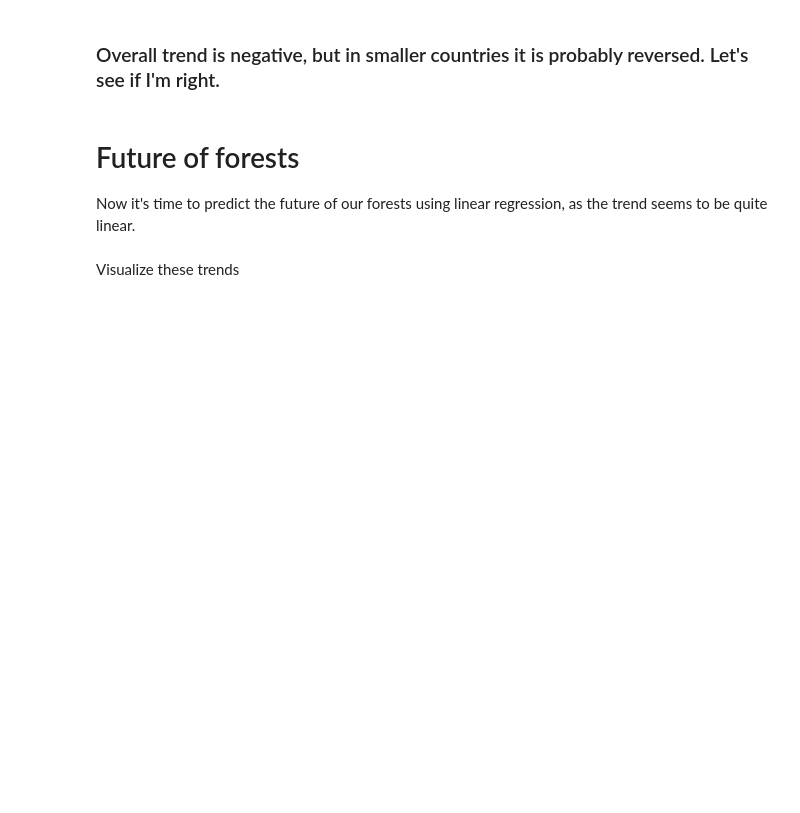
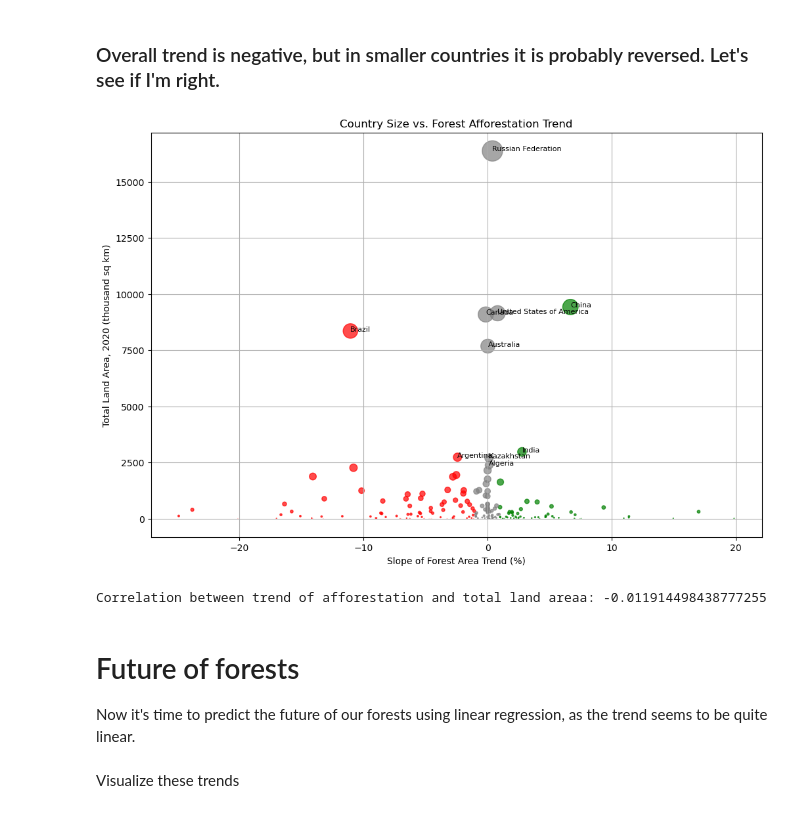
Before and after one commit to Tomaszlek/Forest-Insights, a Jupyter notebook: Forests_future.ipynb, the cells around one changed output. Cells and saved outputs as stored; diff of their text form; code cells hidden in the pictures; blank space fills up the shorter version.

```diff
--- a/Forests_future.ipynb
+++ b/Forests_future.ipynb
@@ -126,29 +132,32 @@ NameError: name 'widgets' is not defined
 # %%
 top_10_countries = countries_forest_data.nlargest(10, 'Total Land Area, 2020')
 
-countries_forest_data['Slope of Forest Area Trend (%)'] = ((countries_forest_data['Forest Area, 2020'] - countries_forest_data['Forest Area, 1990']) / countries_forest_data['Total Land Area, 2020']) * 100
+countries_forest_data.loc[:, 'Slope of Forest Area Trend (%)'] = ((countries_forest_data['Forest Area, 2020'] - countries_forest_data['Forest Area, 1990']) / countries_forest_data['Total Land Area, 2020']) * 100
 
 colors = np.where(countries_forest_data['Slope of Forest Area Trend (%)'] > 1, 'green',
-                  np.where(countries_forest_data['Slope of Forest Area Trend (%)'] < 1, 'red', 'grey'))
+                  np.where(countries_forest_data['Slope of Forest Area Trend (%)'] < -1, 'red', 'grey'))
 
 sizes = countries_forest_data['Total Land Area, 2020'] / countries_forest_data['Total Land Area, 2020'].max() * 500  # Skalowanie wielkości kropki
 
 plt.figure(figsize=(12, 8))
 plt.scatter(countries_forest_data['Slope of Forest Area Trend (%)'],
             countries_forest_data['Total Land Area, 2020']/100,
             color=colors, alpha=0.7, s=sizes)
 
 for i, txt in enumerate(top_10_countries['Country and Area']):
     plt.annotate(txt, (top_10_countries['Slope of Forest Area Trend (%)'].iloc[i], top_10_countries['Total Land Area, 2020'].iloc[i]/100), fontsize=8)
 
 plt.ylabel('Total Land Area, 2020 (thousand sq km)')
 plt.xlabel('Slope of Forest Area Trend (%)')
 plt.title('Country Size vs. Forest Afforestation Trend')
 plt.grid(True)
 plt.show()
 
 correlation = countries_forest_data[['Slope of Forest Area Trend (%)', 'Total Land Area, 2020']].corr().iloc[0, 1]
-print("Korelacja pomiędzy nachyleniem trendu zalesienia a wielkością kraju:", correlation)
+print("Correlation between trend of afforestation and total land areaa:", correlation)
+# %% [output]
+[figure, added]
+Correlation between trend of afforestation and total land areaa: -0.011914498438777255
 # %% [markdown]
 # Future of forests
 Now it's time to predict the future of our forests using linear regression, as the trend seems to be quite linear.
```
Also changed, not shown: parts of 2 cells of this notebook.
